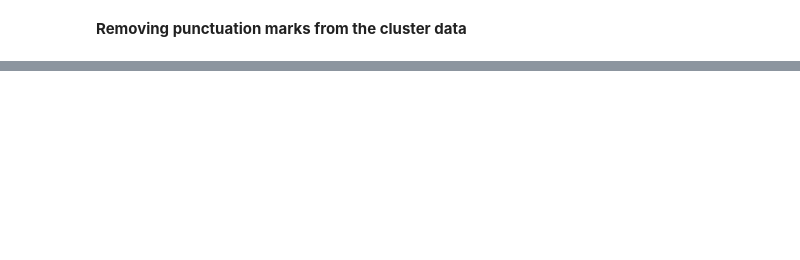
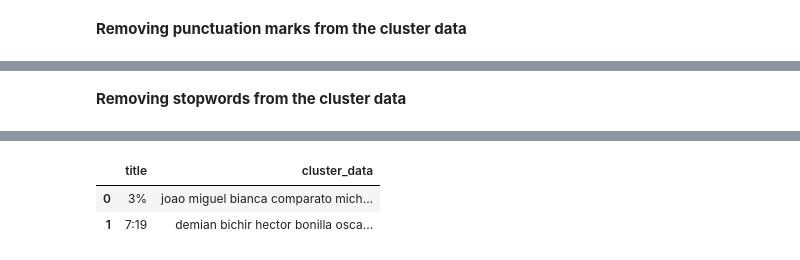
Before and after one commit to shubham-bhadouria/Netflix-Movies-and-TV-shows-clustering, a Jupyter notebook: Netflix_movies_and_TV_show_clustering.ipynb, the cells around one changed output, grey strips where cells are left out. Cells and saved outputs as stored; diff of their text form; code cells hidden in the pictures; blank space fills up the shorter version.

```diff
--- a/Netflix_movies_and_TV_show_clustering.ipynb
+++ b/Netflix_movies_and_TV_show_clustering.ipynb
@@ -604,0 +626,18 @@ cluster_df.head(2)           # dataset after removing punctuation marks from the
+# %% [markdown]
+**Removing stopwords from the cluster data**
+# %%
+import nltk
+nltk.download('stopwords')
+from nltk.corpus import stopwords
+
+stop_words = set(stopwords.words('english'))
+
+# function to remove non-ASCII characters
+def stopwords(text):
+    '''a function for removing the stopword'''
+    text = [word.lower() for word in text.split() if word.lower() not in stop_words]
+    return " ".join(text)
+
+cluster_df['cluster_data'] = cluster_df['cluster_data'].apply(stopwords)      # removing the stopwords from cluster data
+cluster_df.head(2)                                                            # dataset after removing punctuation marks from the cluster_data column
+# %% [output]
@@ -604,0 +646,3 @@ cluster_df.head(2)           # dataset after removing punctuation marks from the
+|  | title | cluster_data |
+| 0 | 3% | joao miguel bianca comparato mich... |
+| 1 | 7:19 | demian bichir hector bonilla osca... |
```
Also changed, not shown: parts of 7 cells of this notebook.
